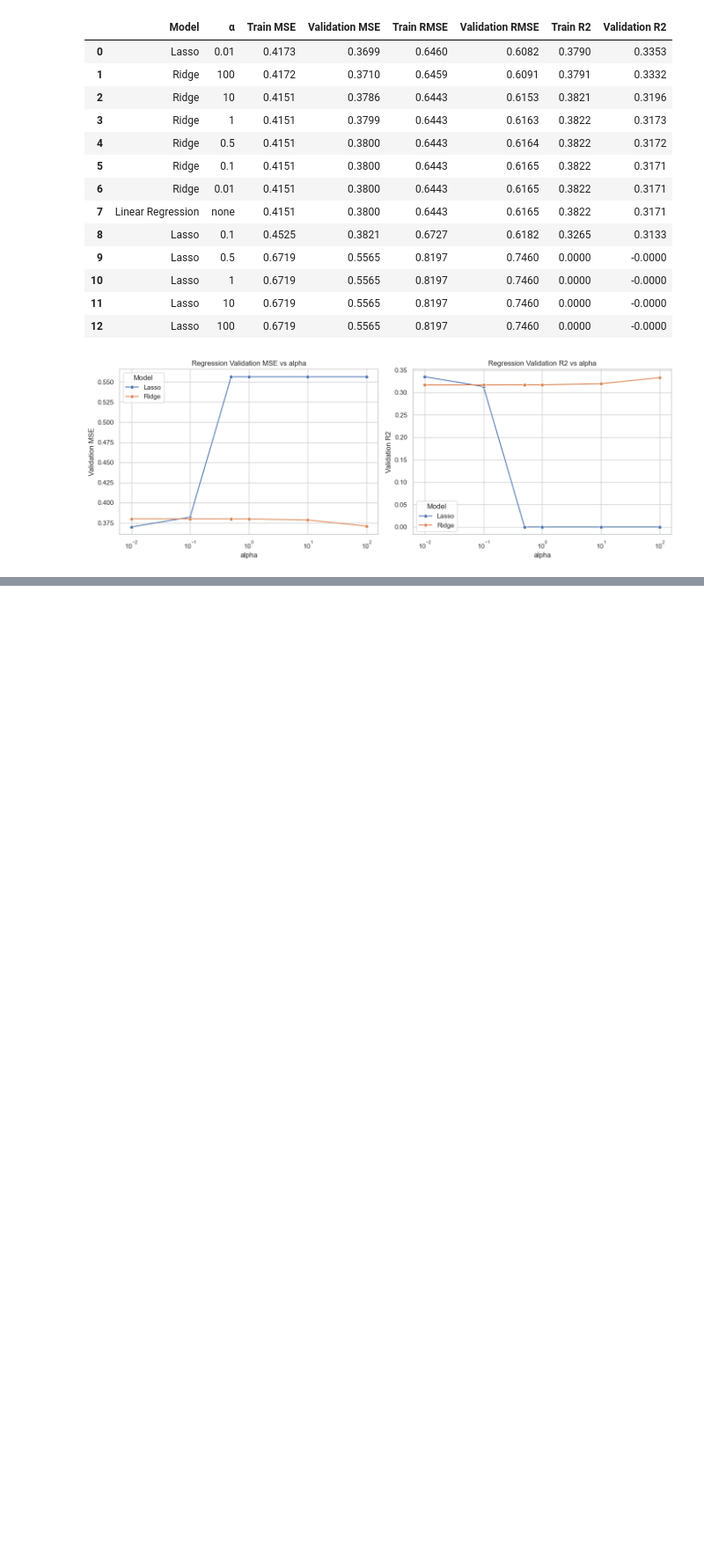
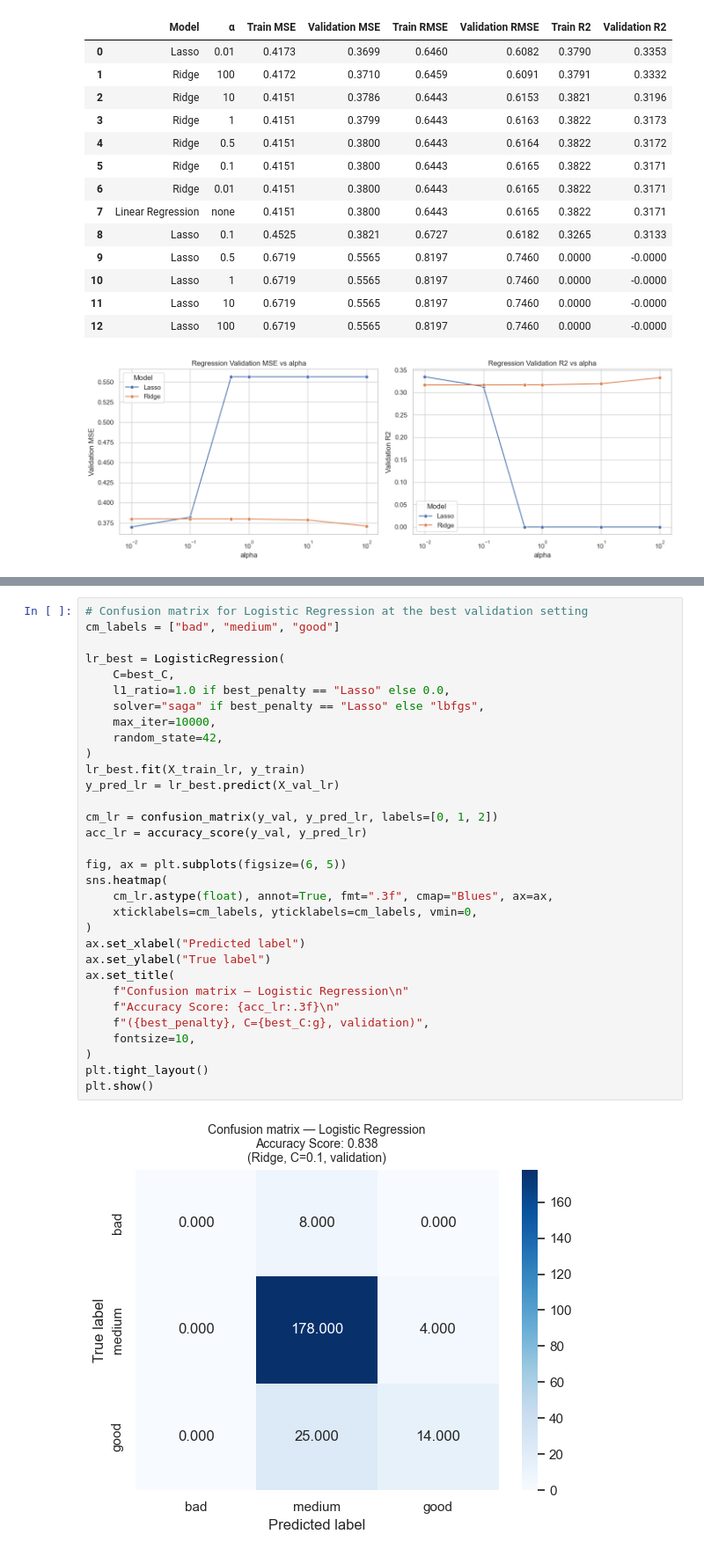
Before and after one commit to mrl588/Wine-Prediction, a Jupyter notebook: wine_quality_ml_final.ipynb, the cells around one changed output, grey strips where cells are left out. Shown at 88% size. Drawn from its saved outputs; the diff is of its cells as text; blank space fills up the shorter version.

```diff
--- a/wine_quality_ml_final.ipynb
+++ b/wine_quality_ml_final.ipynb
@@ -531,0 +627,34 @@ plt.show()
+# %%
+# Confusion matrix for Logistic Regression at the best validation setting
+cm_labels = ["bad", "medium", "good"]
+
+lr_best = LogisticRegression(
+    C=best_C,
+    l1_ratio=1.0 if best_penalty == "Lasso" else 0.0,
+    solver="saga" if best_penalty == "Lasso" else "lbfgs",
+    max_iter=10000,
+    random_state=42,
+)
+lr_best.fit(X_train_lr, y_train)
+y_pred_lr = lr_best.predict(X_val_lr)
+
+cm_lr = confusion_matrix(y_val, y_pred_lr, labels=[0, 1, 2])
+acc_lr = accuracy_score(y_val, y_pred_lr)
+
+fig, ax = plt.subplots(figsize=(6, 5))
+sns.heatmap(
+    cm_lr.astype(float), annot=True, fmt=".3f", cmap="Blues", ax=ax,
+    xticklabels=cm_labels, yticklabels=cm_labels, vmin=0,
+)
+ax.set_xlabel("Predicted label")
+ax.set_ylabel("True label")
+ax.set_title(
+    f"Confusion matrix — Logistic Regression\n"
+    f"Accuracy Score: {acc_lr:.3f}\n"
+    f"({best_penalty}, C={best_C:g}, validation)",
+    fontsize=10,
+)
+plt.tight_layout()
+plt.show()
+# %% [output]
+[figure, added]
```
Also changed, not shown: parts of 5 cells of this notebook.
